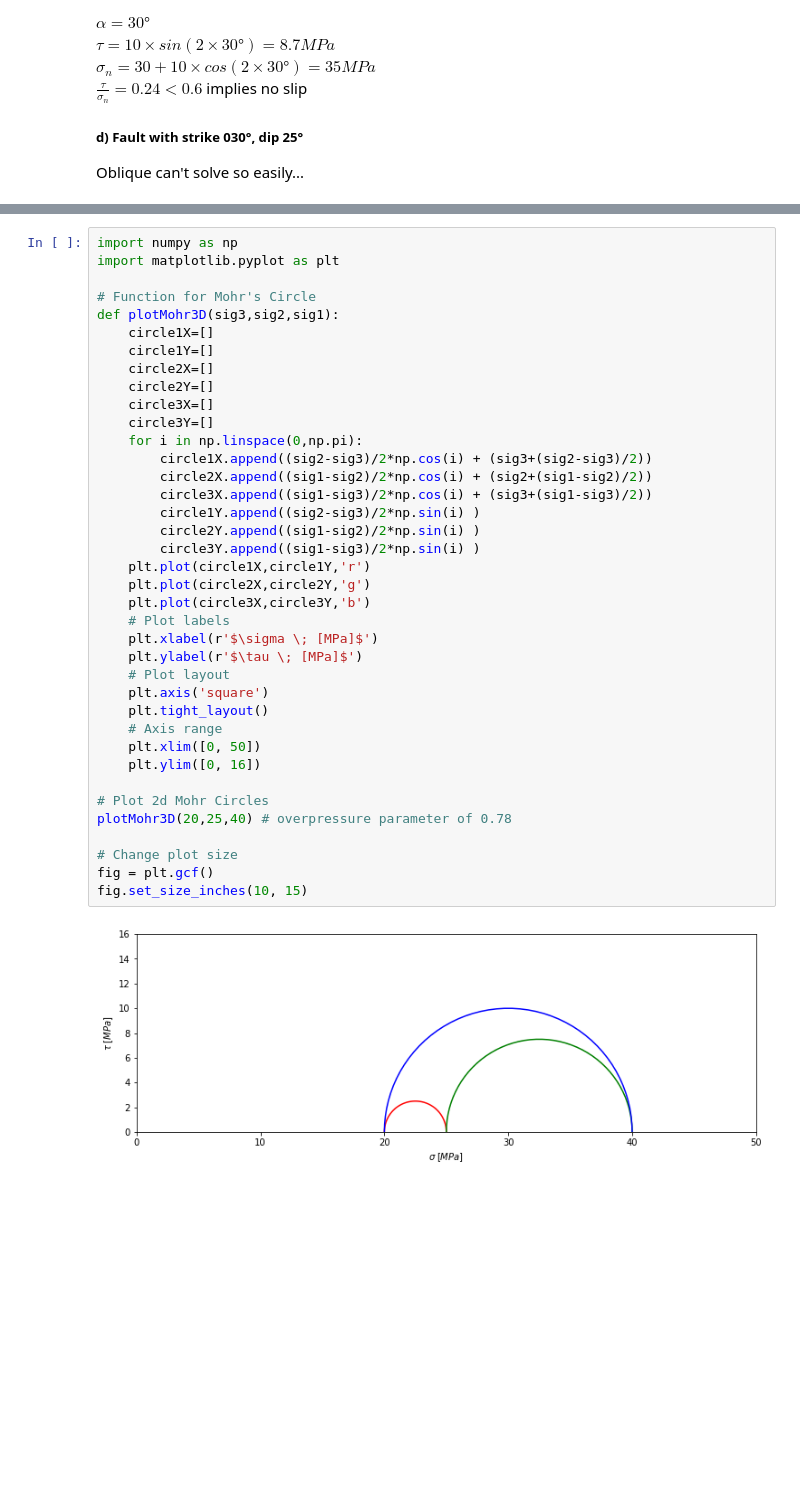
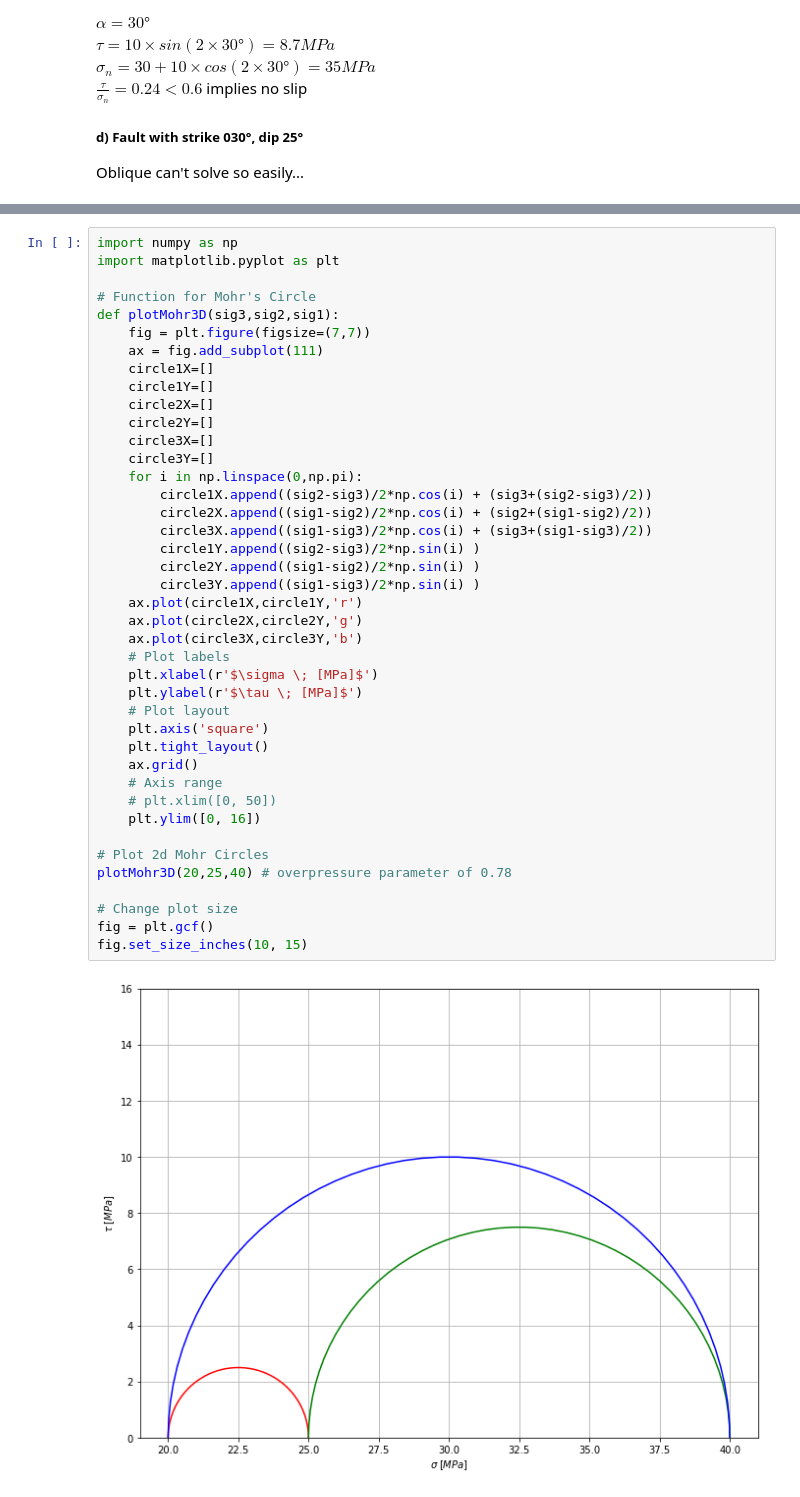
Before and after one commit to dnicolasespinoza/GeomechanicsJupyter, a Jupyter notebook: UndergradHomework/HW4/HW4 Solutions.ipynb, the cells around one changed output, grey strips where cells are left out. Saved outputs shown, nothing was run; the diff lists cells and outputs as text; blank space fills up the shorter version.

```diff
--- a/UndergradHomework/HW4/HW4 Solutions.ipynb
+++ b/UndergradHomework/HW4/HW4 Solutions.ipynb
@@ -555,40 +551,43 @@ import matplotlib.pyplot as plt
 
 # Function for Mohr's Circle
 def plotMohr3D(sig3,sig2,sig1):
+    fig = plt.figure(figsize=(7,7))
+    ax = fig.add_subplot(111)
     circle1X=[]
     circle1Y=[]
     circle2X=[]
     circle2Y=[]
     circle3X=[]
     circle3Y=[]
     for i in np.linspace(0,np.pi):
         circle1X.append((sig2-sig3)/2*np.cos(i) + (sig3+(sig2-sig3)/2))
         circle2X.append((sig1-sig2)/2*np.cos(i) + (sig2+(sig1-sig2)/2))
         circle3X.append((sig1-sig3)/2*np.cos(i) + (sig3+(sig1-sig3)/2))
         circle1Y.append((sig2-sig3)/2*np.sin(i) )
         circle2Y.append((sig1-sig2)/2*np.sin(i) )
         circle3Y.append((sig1-sig3)/2*np.sin(i) )
-    plt.plot(circle1X,circle1Y,'r')
-    plt.plot(circle2X,circle2Y,'g')
-    plt.plot(circle3X,circle3Y,'b')
+    ax.plot(circle1X,circle1Y,'r')
+    ax.plot(circle2X,circle2Y,'g')
+    ax.plot(circle3X,circle3Y,'b')
     # Plot labels
     plt.xlabel(r'$\sigma \; [MPa]$')
     plt.ylabel(r'$\tau \; [MPa]$')
     # Plot layout
     plt.axis('square')
     plt.tight_layout()
+    ax.grid()
     # Axis range
-    plt.xlim([0, 50])
+    # plt.xlim([0, 50])
     plt.ylim([0, 16])
 
 # Plot 2d Mohr Circles
 plotMohr3D(20,25,40) # overpressure parameter of 0.78
 
 # Change plot size
 fig = plt.gcf()
 fig.set_size_inches(10, 15)
 # %% [output]
-[figure, old version]
+[figure, new version]
 # %% [markdown]
 # Problem 7
 
```
Also changed, not shown: parts of 15 cells of this notebook, 2 other files.
